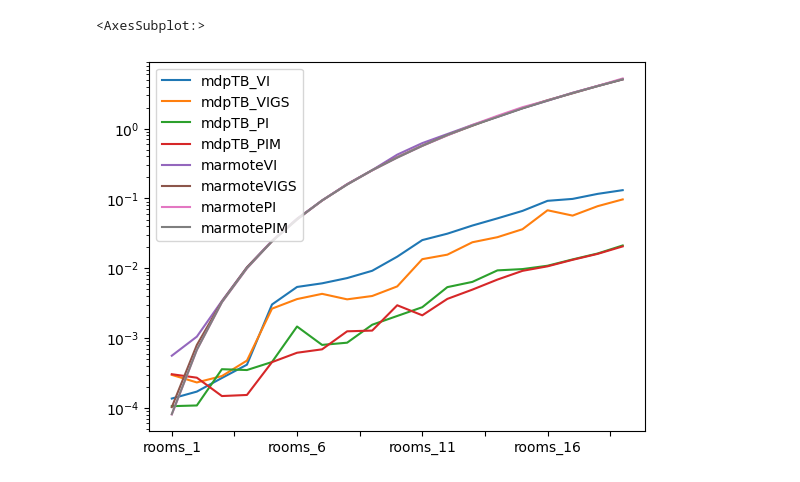
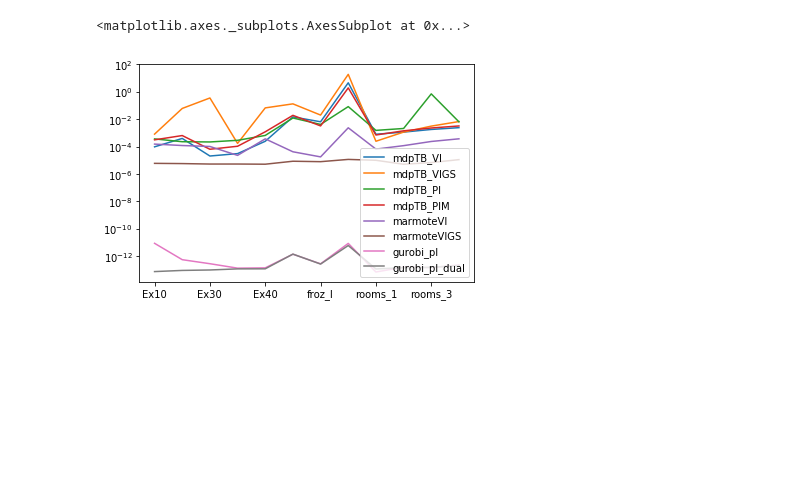
Before and after one commit to OrsoF/mdp_solving_comparison, a Jupyter notebook: plot_results.ipynb, the cells around one changed output. Cells and saved outputs as stored; diff of their text form; code cells hidden in the pictures; blank space fills up the shorter version.

```diff
--- a/plot_results.ipynb
+++ b/plot_results.ipynb
@@ -1,12 +1,12 @@
 # %%
 import pandas as pd
 
-df = pd.read_csv('build.csv', index_col=False)
+df = pd.read_csv('times.csv', index_col=False)
 df = df.transpose()
 mapper = {i : list(df.iloc[0])[i] for i in range(len(df.columns))}
 df = df.rename(columns = mapper)
 df = df.drop('Unnamed: 0')
 df.plot(logy=True)
 # %% [output]
-<AxesSubplot:>
+<matplotlib.axes._subplots.AxesSubplot at 0x...>
-[figure, old version]
+[figure, new version]
```
Also changed, not shown: parts of 1 cell of this notebook, 6 other files.
